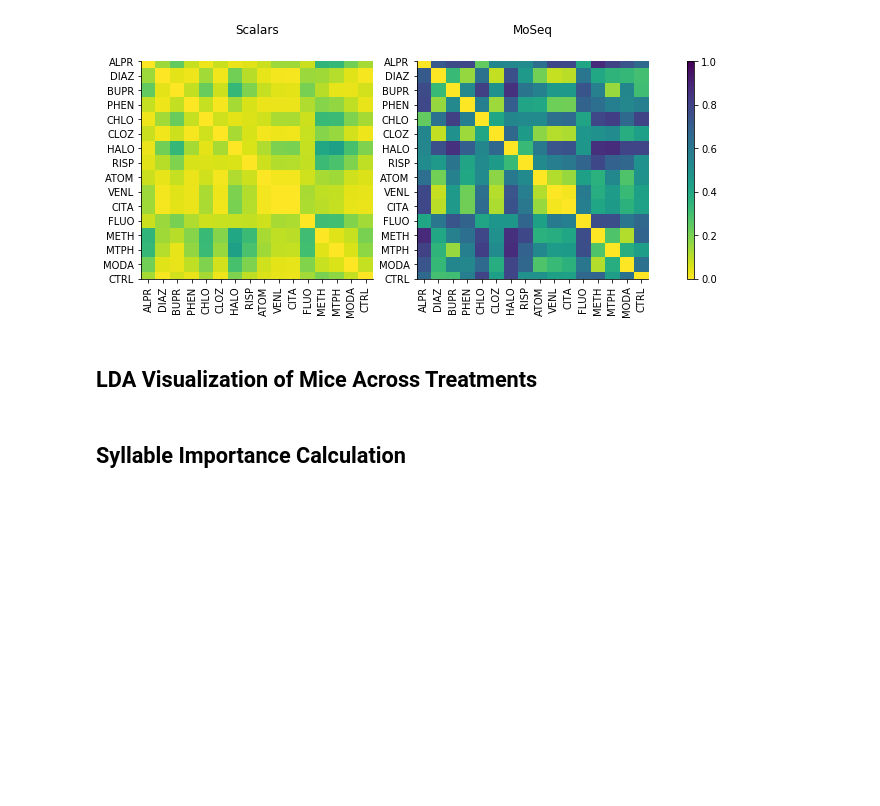
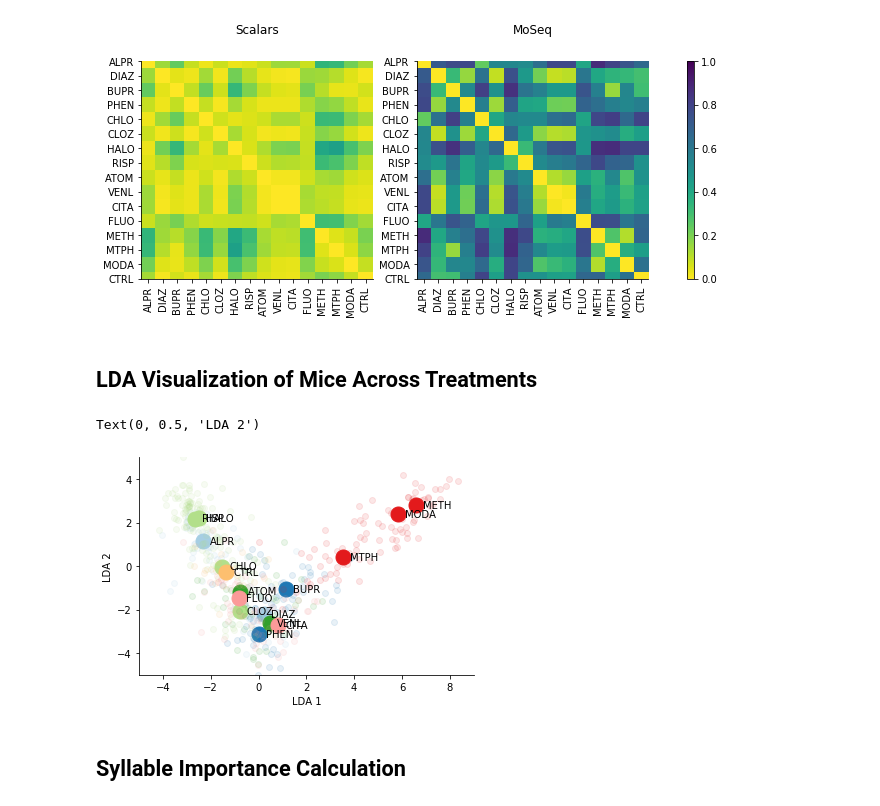
Before and after one commit to dattalab/moseq-drugs, a Jupyter notebook: notebooks/Load and Analyze Behavioral Fingerprints.ipynb, the cells around one changed output. Drawn from its saved outputs; the diff is of its cells as text; code cells hidden in the pictures; blank space fills up the shorter version.

Commit message:
LDA visualization

```diff
--- a/notebooks/Load and Analyze Behavioral Fingerprints.ipynb
+++ b/notebooks/Load and Analyze Behavioral Fingerprints.ipynb
@@ -127,5 +128,39 @@ colorbar(cax, cax=ax);
 [figure]
 # %% [markdown]
 ## LDA Visualization of Mice Across Treatments
+# %%
+lda = LinearDiscriminantAnalysis(n_components=2).fit(fingerprints['moseq'], fingerprint_labels['y_drug'])
+p = lda.transform(fingerprints['moseq'])
+# %%
+drug_class = fingerprint_labels['drug_class']
+unique_class = [b for a,b in zip([""]+drug_class,drug_class) if b!=a]
+drug = fingerprint_labels['drug']
+unique_drug = [b for a,b in zip([""]+drug,drug) if b!=a]
+# %%
+color_map = dict(zip(unique_class, sns.color_palette(palette='Paired', n_colors=len(unique_class))))
+class_per_drug = []
+
+colors_ = []
+for drug_ in unique_drug:
+    class_ = np.array(drug_class)[np.array(drug)==drug_][0]
+    colors_.append(color_map[class_])
+# %%
+for i, treatment in enumerate(unique_drug):
+    idx = fingerprint_labels['y_drug'] == i
+    plot(p[idx, 0], p[idx, 1], 'o', alpha=0.1, color=colors_[i])
+    x, y = np.mean(p[idx], axis=0)
+    plot(x, y, 'o',
+         markersize=15, color=colors_[i], label=short_name_map[treatment])
+    text(x + 0.3, y, short_name_map[treatment], fontsize=10, verticalalignment='center', )
+
+sns.despine()
+# legend(loc='center left', bbox_to_anchor=[1,0.5])
+ylim(-5, 5)
+xlim(-5, 9)
+xlabel('LDA 1')
+ylabel('LDA 2')
+# %% [output]
+Text(0, 0.5, 'LDA 2')
+[figure, added]
 # %% [markdown]
 ## Syllable Importance Calculation
```
Also changed, not shown: parts of 1 cell of this notebook.
